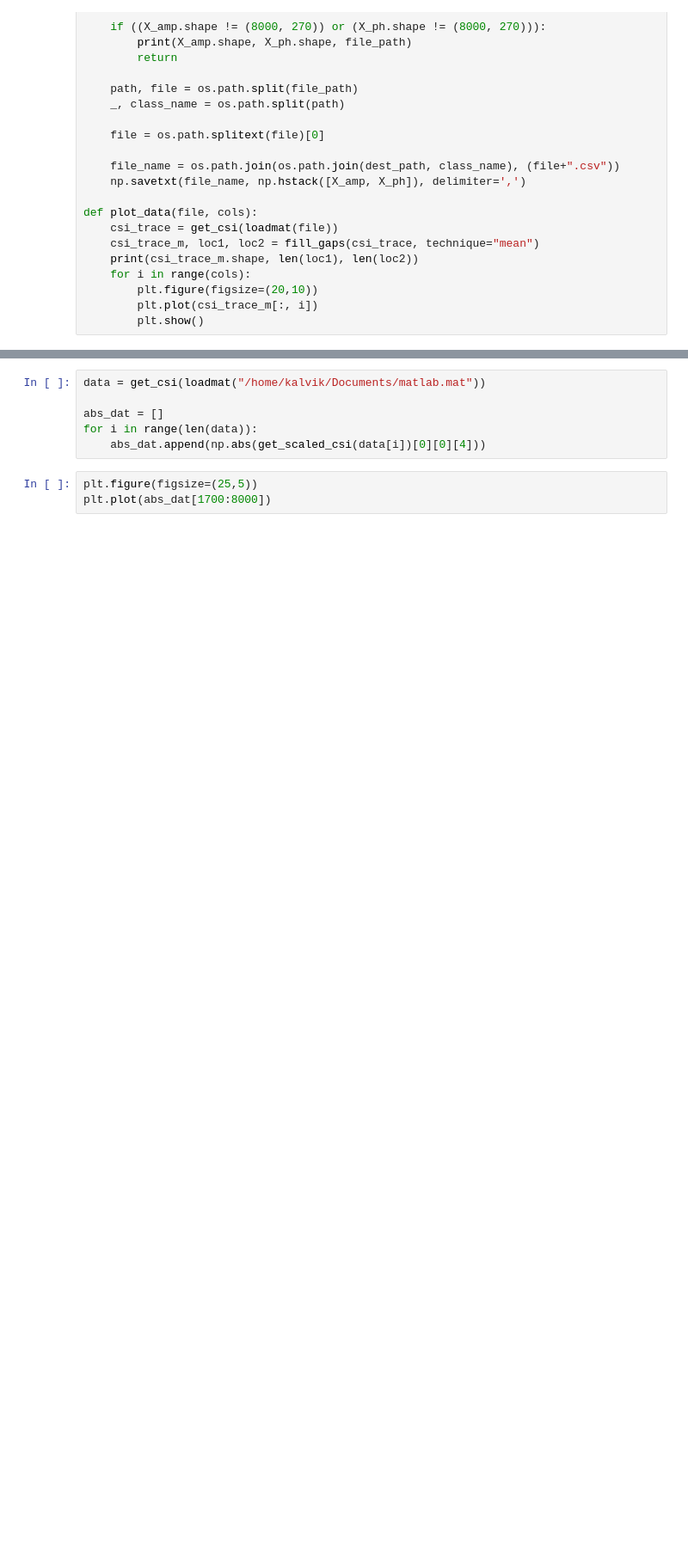
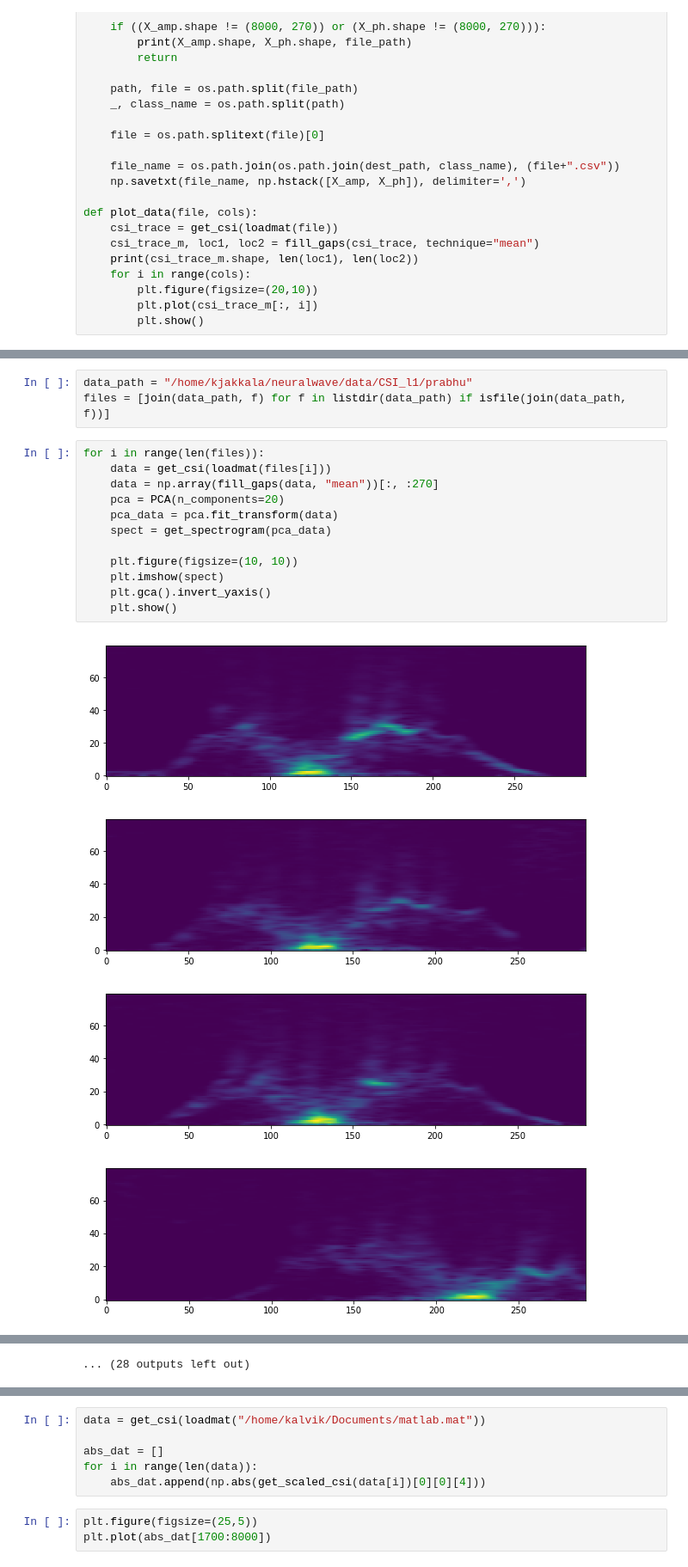
Before and after one commit to akarshp28/neuralwave, a Jupyter notebook: tools/csi_packet_inspect.ipynb, the cells around one changed output, grey strips where cells are left out. Shown at 86% size. Cells and saved outputs as stored; diff of their text form; blank space fills up the shorter version.

Commit message:
added notebook for testing automatic segmentation of csi, matlab script to plot spectrogram of csi and random changes in packet_inspect

```diff
--- a/tools/csi_packet_inspect.ipynb
+++ b/tools/csi_packet_inspect.ipynb
@@ -245,0 +285,20 @@ def plot_data(file, cols):
+# %%
+data_path = "/home/kjakkala/neuralwave/data/CSI_l1/prabhu"
+files = [join(data_path, f) for f in listdir(data_path) if isfile(join(data_path, f))]
+# %%
+for i in range(len(files)):
+    data = get_csi(loadmat(files[i]))
+    data = np.array(fill_gaps(data, "mean"))[:, :270]
+    pca = PCA(n_components=20)
+    pca_data = pca.fit_transform(data)
+    spect = get_spectrogram(pca_data)
+
+    plt.figure(figsize=(10, 10))
+    plt.imshow(spect)
+    plt.gca().invert_yaxis()
+    plt.show()
+# %% [output]
+[figure, added]
+[figure, added]
+[figure, added]
+[figure, added]
@@ -245,0 +313 @@ def plot_data(file, cols):
+... (28 outputs left out)
```
Also changed, not shown: parts of 17 cells of this notebook, 2 other files.
